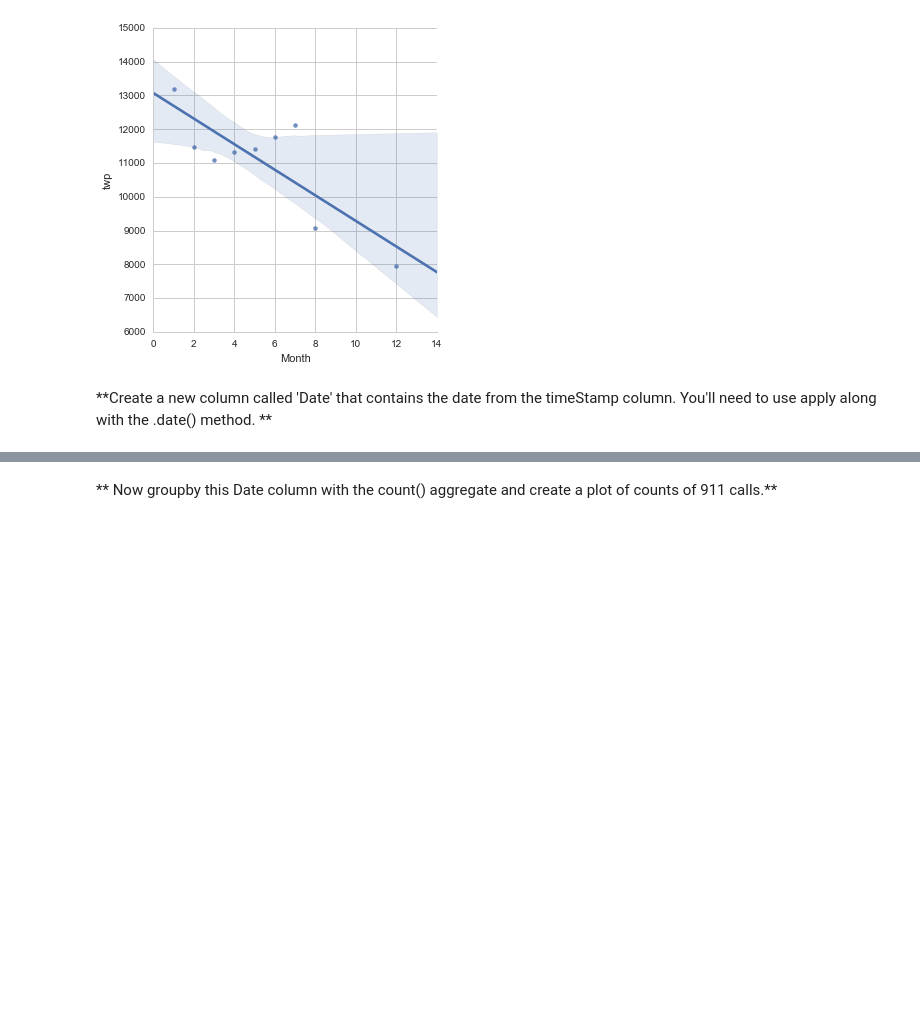
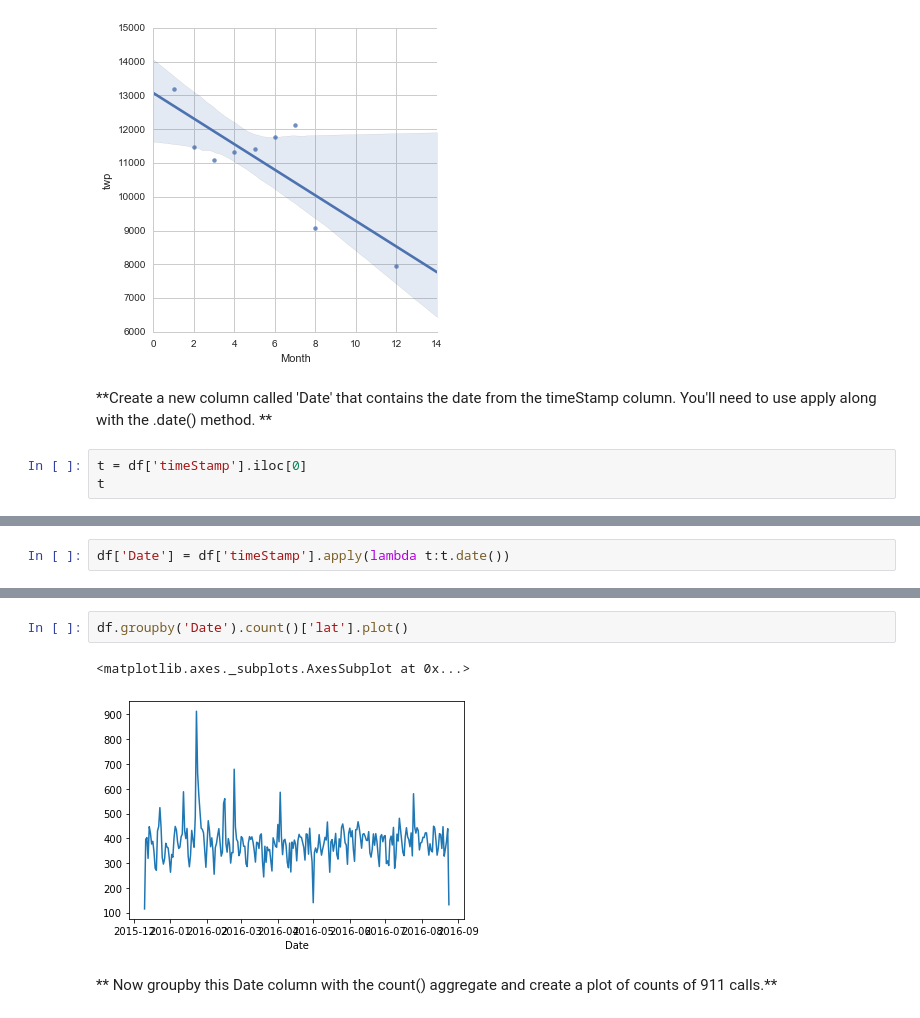
Before and after one commit to theodoredyer/DS-ML-Learning, a Jupyter notebook: DS_ML_Bootcamp-master/10-Data-Capstone-Projects/01-911 Calls Data Capstone Project.ipynb, the cells around one changed output, grey strips where cells are left out. Cells and saved outputs as stored; diff of their text form; blank space fills up the shorter version.

```diff
--- a/DS_ML_Bootcamp-master/10-Data-Capstone-Projects/01-911 Calls Data Capstone Project.ipynb
+++ b/DS_ML_Bootcamp-master/10-Data-Capstone-Projects/01-911 Calls Data Capstone Project.ipynb
@@ -309,3 +292,6 @@ bymonth['lat'].plot()
 [figure]
 # %% [markdown]
 **Create a new column called 'Date' that contains the date from the timeStamp column. You'll need to use apply along with the .date() method. **
+# %%
+t = df['timeStamp'].iloc[0]
+t
@@ -311,0 +300,2 @@ bymonth['lat'].plot()
+# %%
+df['Date'] = df['timeStamp'].apply(lambda t:t.date())
@@ -312,2 +311,7 @@ bymonth['lat'].plot()
+# %%
+df.groupby('Date').count()['lat'].plot()
+# %% [output]
+<matplotlib.axes._subplots.AxesSubplot at 0x...>
+[figure, added]
 # %% [markdown]
 ** Now groupby this Date column with the count() aggregate and create a plot of counts of 911 calls.**
```
Also changed, not shown: parts of 11 cells of this notebook, 1 other file.
